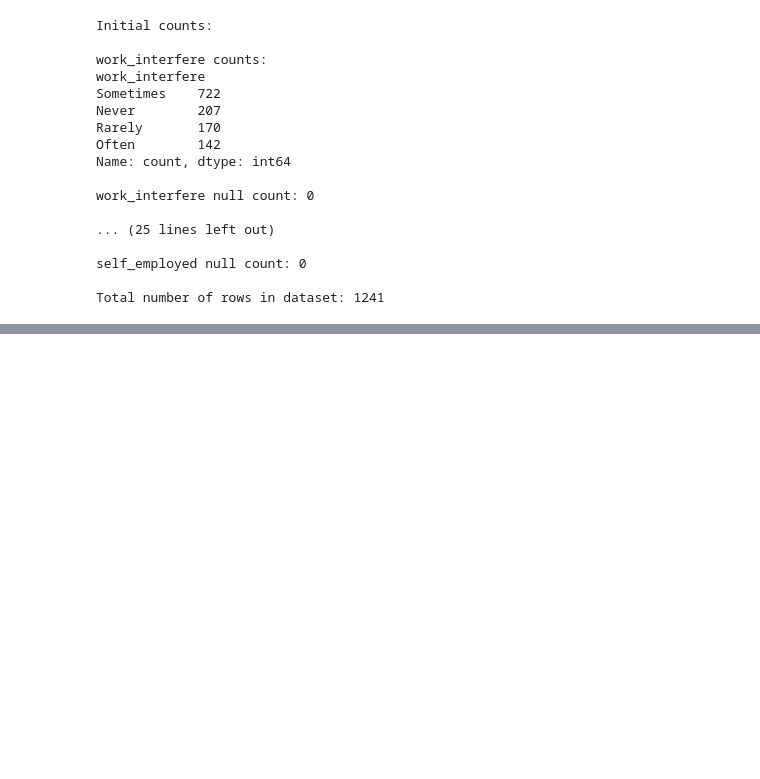
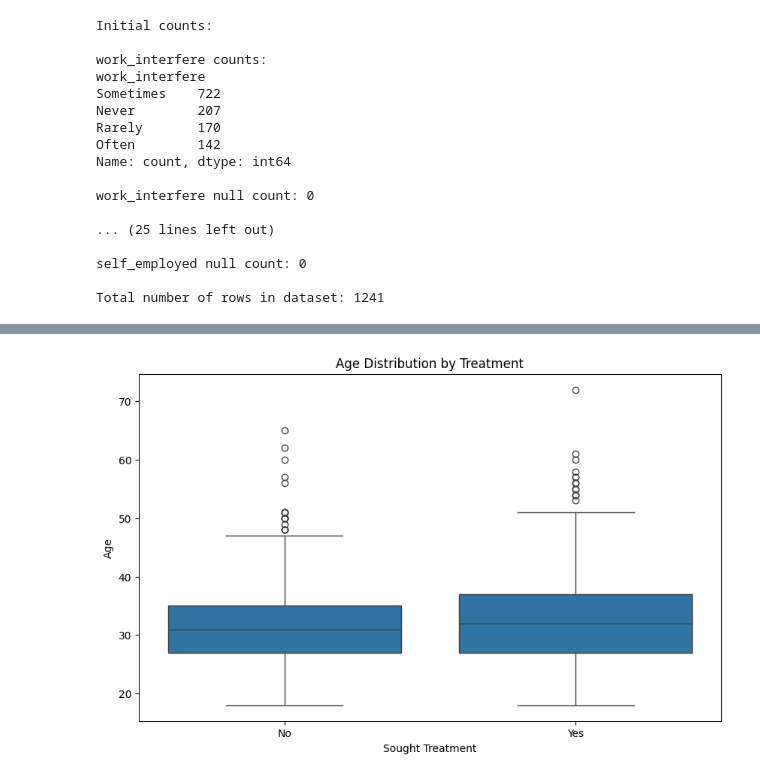
Before and after one commit to jxhangithub/master-machine-learning-engineer, a Jupyter notebook: basic_models/Classification1.ipynb, the cells around one changed output, grey strips where cells are left out. Saved outputs shown, nothing was run; the diff lists cells and outputs as text; code cells hidden in the pictures; blank space fills up the shorter version.

```diff
--- a/basic_models/Classification1.ipynb
+++ b/basic_models/Classification1.ipynb
@@ -252,0 +423,94 @@ Total number of rows in dataset: 1241
+# %%
+
+import pandas as pd
+import numpy as np
+import seaborn as sns
+import matplotlib.pyplot as plt
+
+# Make sure we're using the cleaned age data
+df = df.copy()
+
+# 1. Box Plot
+plt.figure(figsize=(10, 6))
+sns.boxplot(x='treatment', y='age_cleaned', data=df)
+plt.title('Age Distribution by Treatment')
+plt.xlabel('Sought Treatment')
+plt.ylabel('Age')
+plt.show()
+
+# 2. Violin Plot (shows density)
+plt.figure(figsize=(10, 6))
+sns.violinplot(x='treatment', y='age_cleaned', data=df)
+plt.title('Age Distribution by Treatment (Violin Plot)')
+plt.xlabel('Sought Treatment')
+plt.ylabel('Age')
+plt.show()
+
+# 3. Histogram by treatment
+plt.figure(figsize=(12, 6))
+sns.histplot(data=df, x='age_cleaned', hue='treatment', multiple="layer", alpha=0.5)
+plt.title('Age Distribution by Treatment Status')
+plt.xlabel('Age')
+plt.ylabel('Count')
+plt.legend(title='Sought Treatment')
+plt.show()
+
+# 4. Kernel Density Estimation (KDE) Plot
+plt.figure(figsize=(12, 6))
+sns.kdeplot(data=df, x='age_cleaned', hue='treatment', fill=True, alpha=0.5)
+plt.title('Age Density by Treatment Status')
+plt.xlabel('Age')
+plt.ylabel('Density')
+plt.legend(title='Sought Treatment')
+plt.show()
+
+# 5. Statistical Summary
+print("\nAge Statistics by Treatment:")
+print(df.groupby('treatment')['age_cleaned'].describe())
+
+# 6. Side-by-side box plots with individual points
+plt.figure(figsize=(12, 6))
+sns.boxplot(x='treatment', y='age_cleaned', data=df, width=0.5)
+sns.swarmplot(x='treatment', y='age_cleaned', data=df, color='0.25', size=4, alpha=0.5)
+plt.title('Age Distribution by Treatment (with individual points)')
+plt.xlabel('Sought Treatment')
+plt.ylabel('Age')
+plt.show()
+
+# 7. Calculate and show percentages
+age_bins = [0, 25, 35, 45, 55, 100]
+age_labels = ['18-25', '26-35', '36-45', '46-55', '55+']
+
+df['age_group'] = pd.cut(df['age_cleaned'], bins=age_bins, labels=age_labels)
+
+# Create a crosstab of age groups and treatment
+age_treatment_cross = pd.crosstab(df['age_group'],
+                                 df['treatment'],
+                                 normalize='columns') * 100
+
+print("\nPercentage of Each Age Group by Treatment Status:")
+print(age_treatment_cross)
+
+# Visualize the percentages
+plt.figure(figsize=(10, 6))
+age_treatment_cross.plot(kind='bar', stacked=False)
+plt.title('Percentage of Age Groups by Treatment Status')
+plt.xlabel('Age Group')
+plt.ylabel('Percentage')
+plt.legend(title='Sought Treatment')
+plt.tight_layout()
+plt.show()
+
+# 8. Add statistical test
+from scipy import stats
+
+# Perform t-test
+treated = df[df['treatment'] == 'Yes']['age_cleaned']
+not_treated = df[df['treatment'] == 'No']['age_cleaned']
+t_stat, p_value = stats.ttest_ind(treated, not_treated)
+
+print("\nT-test Results:")
+print(f"t-statistic: {t_stat:.4f}")
+print(f"p-value: {p_value:.4f}")
+# %% [output]
+[figure, added]
```
Also changed, not shown: parts of 18 cells of this notebook.
